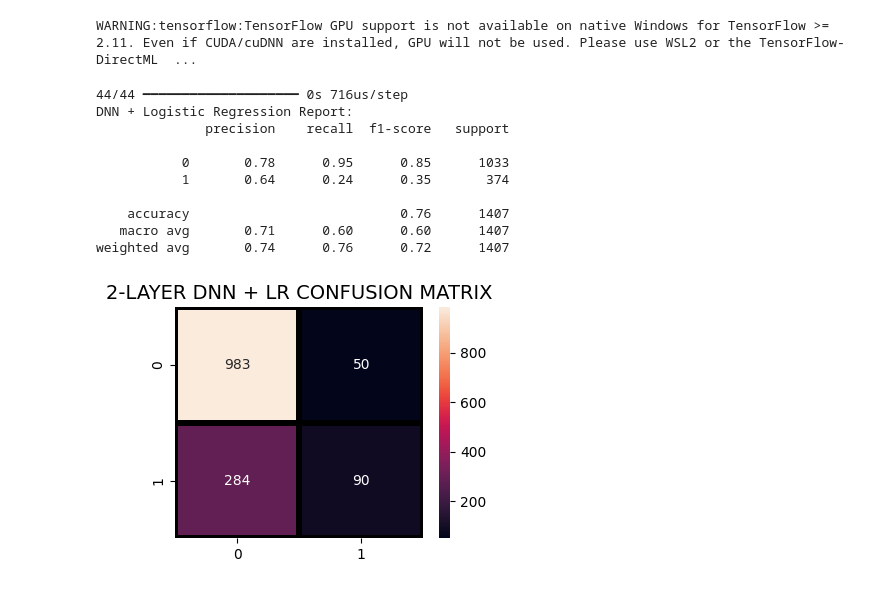
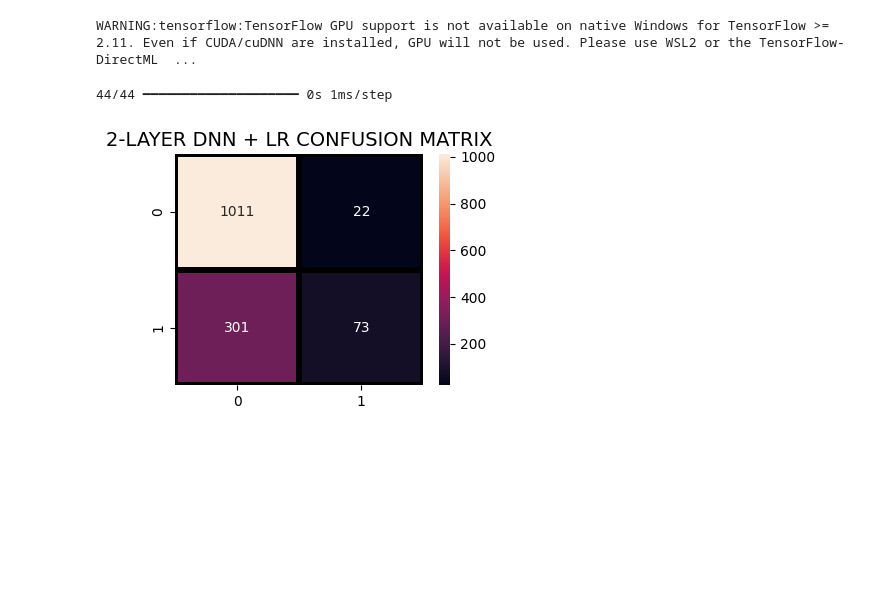
Before and after one commit to ngocmai141106/AI66B_group_9, a Jupyter notebook: code/extra_2layer.ipynb, the cells around one changed output. Saved outputs shown, nothing was run; the diff lists cells and outputs as text; code cells hidden in the pictures; blank space fills up the shorter version.

```diff
--- a/code/extra_2layer.ipynb
+++ b/code/extra_2layer.ipynb
@@ -59,41 +55,28 @@ model.compile(optimizer=Adam(learning_rate=0.001), loss='binary_crossentropy', m
 # %% [output]
 WARNING:tensorflow:TensorFlow GPU support is not available on native Windows for TensorFlow >= 2.11. Even if CUDA/cuDNN are installed, GPU will not be used. Please use WSL2 or the TensorFlow-DirectML  ...
 # %%
-#layer 1: DNN với threshold tối ưu
-#quét một khoảng rộng để giữ recall cao (tức là sẽ hơi tham)
+#layer 1: DNN
 y_pred_proba_dnn = model.predict(X_test)
-y_pred_dnn = (y_pred_proba_dnn > 0.62745).astype("int32").flatten()
-#lọc ra churn candidates
+y_pred_dnn = (y_pred_proba_dnn > 0.5).astype("int32").flatten()
+#filter churn candidates
 churn_candidates = X_test[y_pred_dnn == 1]
 
-# Layer 2: Logistic Regression lọc lại churn để kéo precision
+# Layer 2: Logistic Regression filter churn again to pick up precision
 lr_model = LogisticRegression(max_iter=1000, random_state=42)
 lr_model.fit(X_train, y_train)
 
 y_pred_lr = lr_model.predict(churn_candidates)
 
-#kq
 final_predictions_lr = y_pred_dnn.copy()
 final_predictions_lr[y_pred_dnn == 1] = y_pred_lr
 
-print("DNN + Logistic Regression Report:")
-print(classification_report(y_test, final_predictions_lr))
 plt.figure(figsize=(4,3))
 sns.heatmap(confusion_matrix(y_test, final_predictions_lr), annot=True, fmt="d", linecolor="k", linewidths=3)
 plt.title("2-LAYER DNN + LR CONFUSION MATRIX", fontsize=14)
 plt.show()
 # %% [output]
-44/44 ━━━━━━━━━━━━━━━━━━━━ 0s 716us/step
-DNN + Logistic Regression Report:
-              precision    recall  f1-score   support
-
-           0       0.78      0.95      0.85      1033
-           1       0.64      0.24      0.35       374
-
-    accuracy                           0.76      1407
-   macro avg       0.71      0.60      0.60      1407
-weighted avg       0.74      0.76      0.72      1407
+44/44 ━━━━━━━━━━━━━━━━━━━━ 0s 1ms/step
-[figure, old version]
+[figure, new version]
 # %%
 #DNN + XG boost
 from xgboost import XGBClassifier
```
Also changed, not shown: parts of 5 cells of this notebook, 4 other files.
